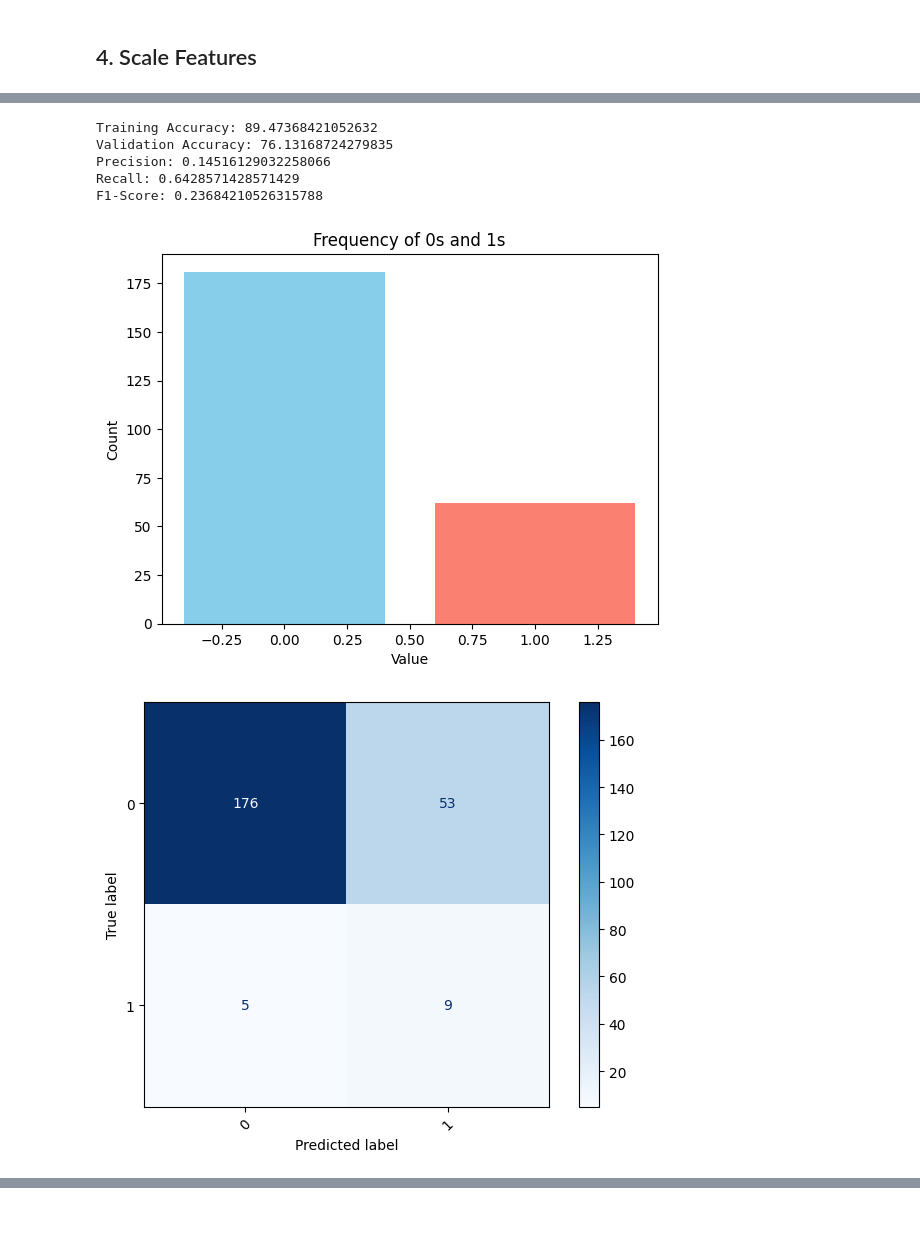
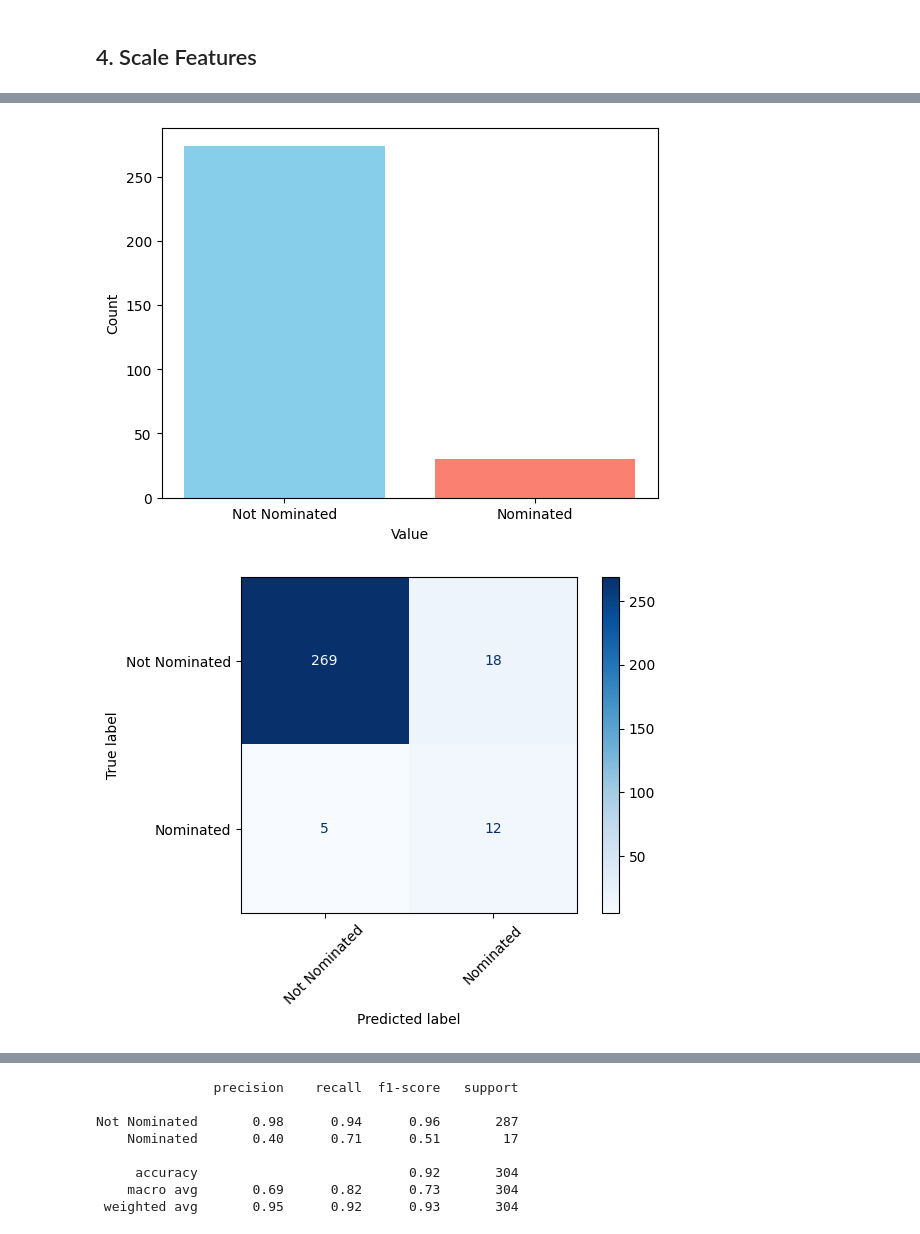
Before and after one commit to kmr6702/Oscars-Predictions-ML-Project, a Jupyter notebook: Code/model2_nn.ipynb, the cells around one changed output, grey strips where cells are left out. Saved outputs shown, nothing was run; the diff lists cells and outputs as text; code cells hidden in the pictures.

Commit message:
Added hyperparameter tuning and evalutation for Model 2

```diff
--- a/Code/model2_nn.ipynb
+++ b/Code/model2_nn.ipynb
@@ -68,8 +69,5 @@ from sklearn.model_selection import train_test_split
 
 # Split into train and test set
 X_train, X_test, y_train, y_test = train_test_split(X,y, test_size=0.2, random_state=42, stratify=y)
-
-# Split training set into training and validation set
-X_train, X_val, y_train, y_val = train_test_split(X_train,y_train, test_size=0.2, random_state=42, stratify=y_train)
 # %% [markdown]
 ## 3. Handle Class Imbalance
@@ -103,7 +86,4 @@ Split after undersampling SMOTE: Counter({np.int64(0): 304, np.int64(1): 304})
 # %%
 from sklearn.preprocessing import StandardScaler
 
-scaler = StandardScaler()
-train_scaled = scaler.fit_transform(X_train)
-validate_scaled = scaler.transform(X_val)
-test_scaled = scaler.transform(X_test)
+pipeline.steps.append(("scaler", StandardScaler()))
@@ -170 +92,10 @@ def model_builder(hp):
+# %%
+from sklearn.neural_network import MLPClassifier
+
+mlp = MLPClassifier(solver='adam',
+                    max_iter=500,
+                    early_stopping=True,
+                    validation_fraction=0.2,
+                    random_state=42)
+pipeline.steps.append(("mlp", mlp))
 # %% [markdown]
@@ -300,56 +360,34 @@ plt.show()
 # %%
-from sklearn.neighbors import KNeighborsClassifier
-from sklearn.metrics import ConfusionMatrixDisplay, precision_score, recall_score, f1_score
+from sklearn.metrics import ConfusionMatrixDisplay, classification_report
+import matplotlib.pyplot as plt
 
-def print_metrics(train_acc, val_acc, precision, recall, f1):
-    print(f"Training Accuracy: {train_acc}")
-    print(f"Validation Accuracy: {val_acc}")
-    print(f"Precision: {precision}")
-    print(f"Recall: {recall}")
-    print(f"F1-Score: {f1}")
+# y_pred = mlp.predict(validate_scaled)
 
-knn = KNeighborsClassifier(n_neighbors=9)
-knn.fit(train_scaled, y_train)
+# train_acc = mlp.score(train_scaled, y_train) * 100
+# val_acc = mlp.score(validate_scaled, y_val) * 100
+# precision = precision_score(y_val, y_pred)
+# recall = recall_score(y_val, y_pred)
+# f1 = f1_score(y_val, y_pred)
 
-y_pred = knn.predict(validate_scaled)
+# print_metrics(train_acc, val_acc, precision, recall, f1)
 
-train_acc = knn.score(train_scaled, y_train) * 100
-val_acc = knn.score(validate_scaled, y_val) * 100
-precision = precision_score(y_val, y_pred)
-recall = recall_score(y_val, y_pred)
-f1 = f1_score(y_val, y_pred)
-
-print_metrics(train_acc, val_acc, precision, recall, f1)
-
+y_pred = tuned_model.predict(X_test)
 classes, counts = np.unique(y_pred, return_counts=True)
 
-plt.bar(classes, counts, color=['skyblue', 'salmon'])
+plt.bar(['Not Nominated', 'Nominated'], counts, color=['skyblue', 'salmon'])
 plt.xlabel('Value')
 plt.ylabel('Count')
-plt.title('Frequency of 0s and 1s')
 plt.show()
 
-
 ConfusionMatrixDisplay.from_predictions(
-    y_val, y_pred, display_labels=classes,
+    y_test, y_pred,
+    display_labels=['Not Nominated', 'Nominated'],
     xticks_rotation=45, cmap="Blues", values_format="d"
 )
 plt.tight_layout()
 plt.show()
 
-
-y_pred = knn.predict(test_scaled)
-ConfusionMatrixDisplay.from_predictions(
-    y_test, y_pred, display_labels=classes,
-    xticks_rotation=45, cmap="Blues", values_format="d"
-)
-plt.tight_layout()
-plt.show()
+print(classification_report(y_test, y_pred, target_names=['Not Nominated', 'Nominated'], zero_division=0))
 # %% [output]
-Training Accuracy: 89.47368421052632
-Validation Accuracy: 76.13168724279835
-Precision: 0.14516129032258066
-Recall: 0.6428571428571429
-F1-Score: 0.23684210526315788
-[figure, old version]
+[figure, new version]
-[figure, old version]
+[figure, new version]
@@ -356,0 +394,8 @@ F1-Score: 0.23684210526315788
+               precision    recall  f1-score   support
+
+Not Nominated       0.98      0.94      0.96       287
+    Nominated       0.40      0.71      0.51        17
+
+     accuracy                           0.92       304
+    macro avg       0.69      0.82      0.73       304
+ weighted avg       0.95      0.92      0.93       304
```
Also changed, not shown: parts of 24 cells of this notebook.
